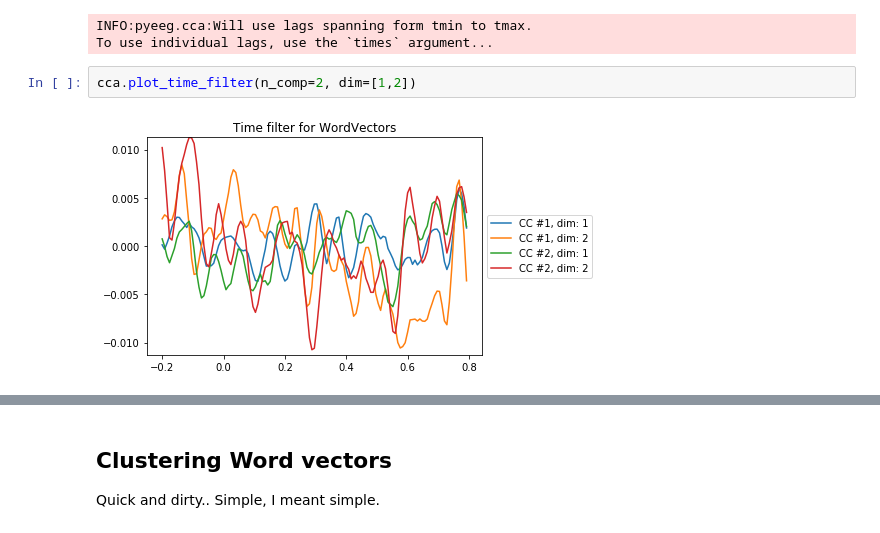
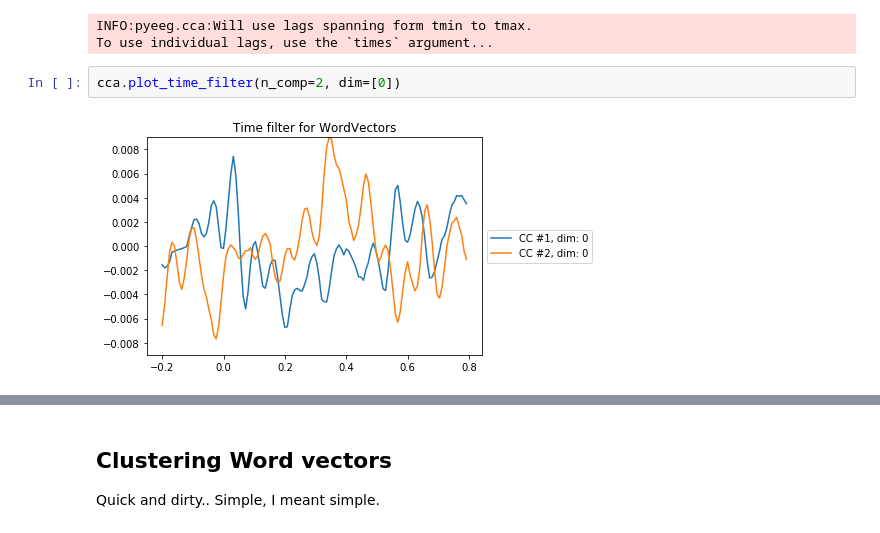
Before and after one commit to Hugo-W/pyEEG, a Jupyter notebook: docs/source/examples/CCA_wordvectors_correct_import.ipynb, the cells around one changed output, grey strips where cells are left out. Cells and saved outputs as stored; diff of their text form.

```diff
--- a/docs/source/examples/CCA_wordvectors_correct_import.ipynb
+++ b/docs/source/examples/CCA_wordvectors_correct_import.ipynb
@@ -183,9 +201,9 @@ cca.fit(x, y, thresh_x=1, thresh_y=0.999, normalise=False, feat_names=["WordVect
 INFO:pyeeg.cca:Will use lags spanning form tmin to tmax.
 To use individual lags, use the `times` argument...
 # %%
-cca.plot_time_filter(n_comp=2, dim=[1,2])
+cca.plot_time_filter(n_comp=2, dim=[0])
 # %% [output]
-[figure, old version]
+[figure, new version]
 # %%
 plt.plot(cca.score_)
 # %% [output]
```
Also changed, not shown: parts of 14 cells of this notebook.
